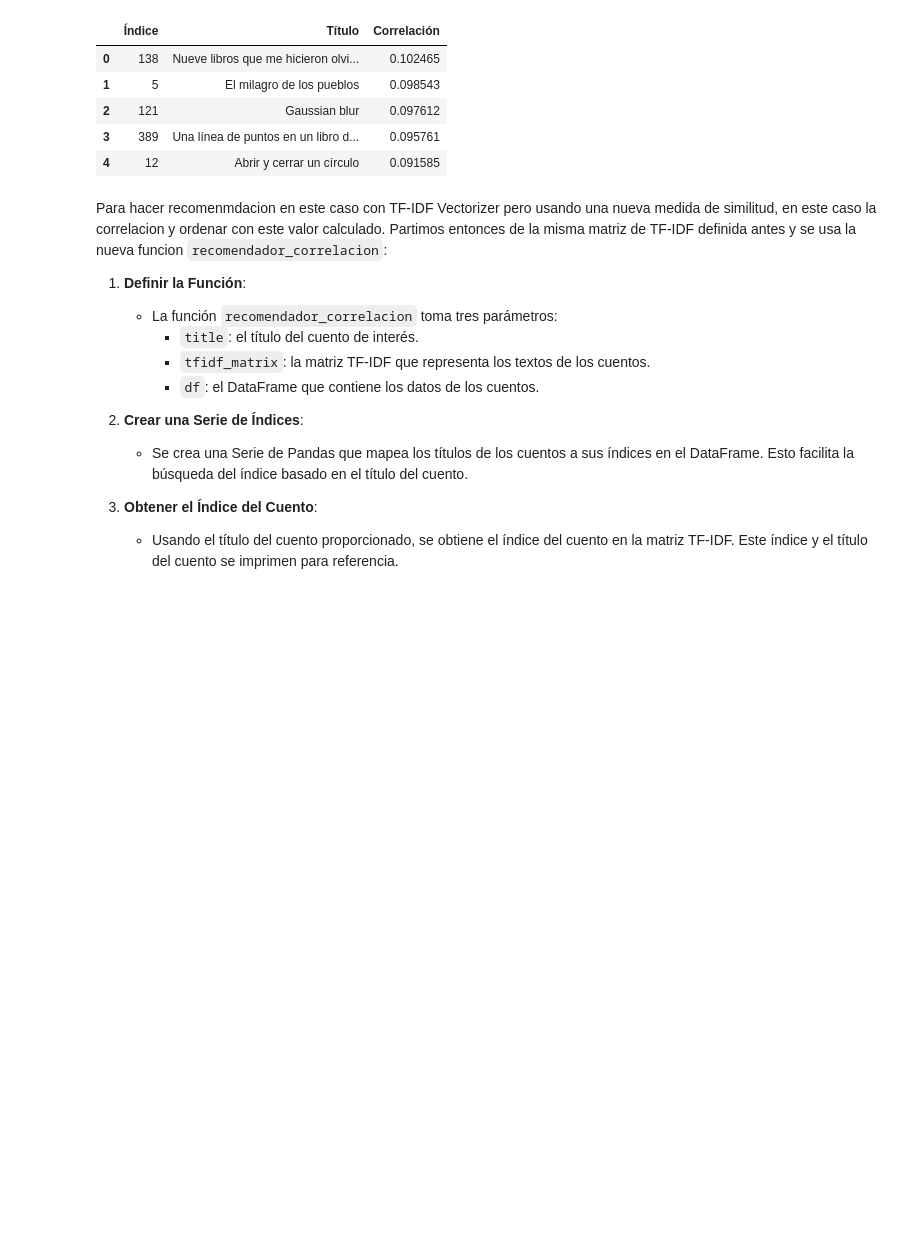
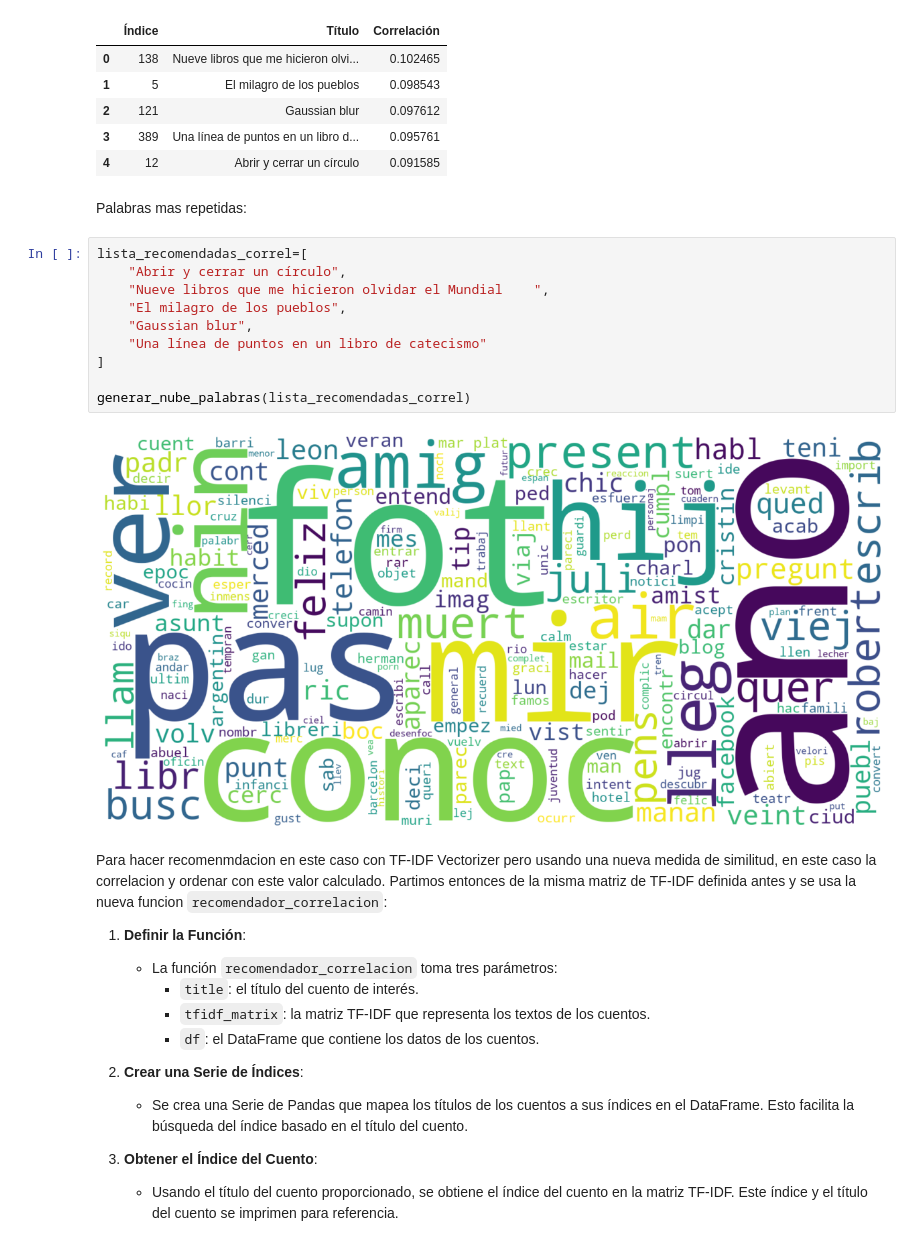
Before and after one commit to juankquintana/aprendizaje-no-supervisado, a Jupyter notebook: Semana 6/taller/JCQ S6_LC1_Taller_LDA.ipynb, the cells around one changed output. Cells and saved outputs as stored; diff of their text form; blank space fills up the shorter version.

```diff
--- a/Semana 6/taller/JCQ S6_LC1_Taller_LDA.ipynb
+++ b/Semana 6/taller/JCQ S6_LC1_Taller_LDA.ipynb
@@ -586,6 +600,20 @@ Cuentos recomendados:
 | 2 | 121 | Gaussian blur | 0.097612 |
 | 3 | 389 | Una línea de puntos en un libro d... | 0.095761 |
 | 4 | 12 | Abrir y cerrar un círculo | 0.091585 |
+# %% [markdown]
+Palabras mas repetidas:
+# %%
+lista_recomendadas_correl=[
+    "Abrir y cerrar un círculo",
+    "Nueve libros que me hicieron olvidar el Mundial	",
+    "El milagro de los pueblos",
+    "Gaussian blur",
+    "Una línea de puntos en un libro de catecismo"
+]
+
+generar_nube_palabras(lista_recomendadas_correl)
+# %% [output]
+[figure, added]
 # %% [markdown]
 Para hacer recomenmdacion en este caso con TF-IDF Vectorizer pero usando una nueva medida de similitud, en este caso la correlacion y ordenar con este valor calculado. Partimos entonces de la misma matriz de TF-IDF definida antes y se usa la nueva funcion `recomendador_correlacion`:
 
```
Also changed, not shown: parts of 29 cells of this notebook, 1 other file.
